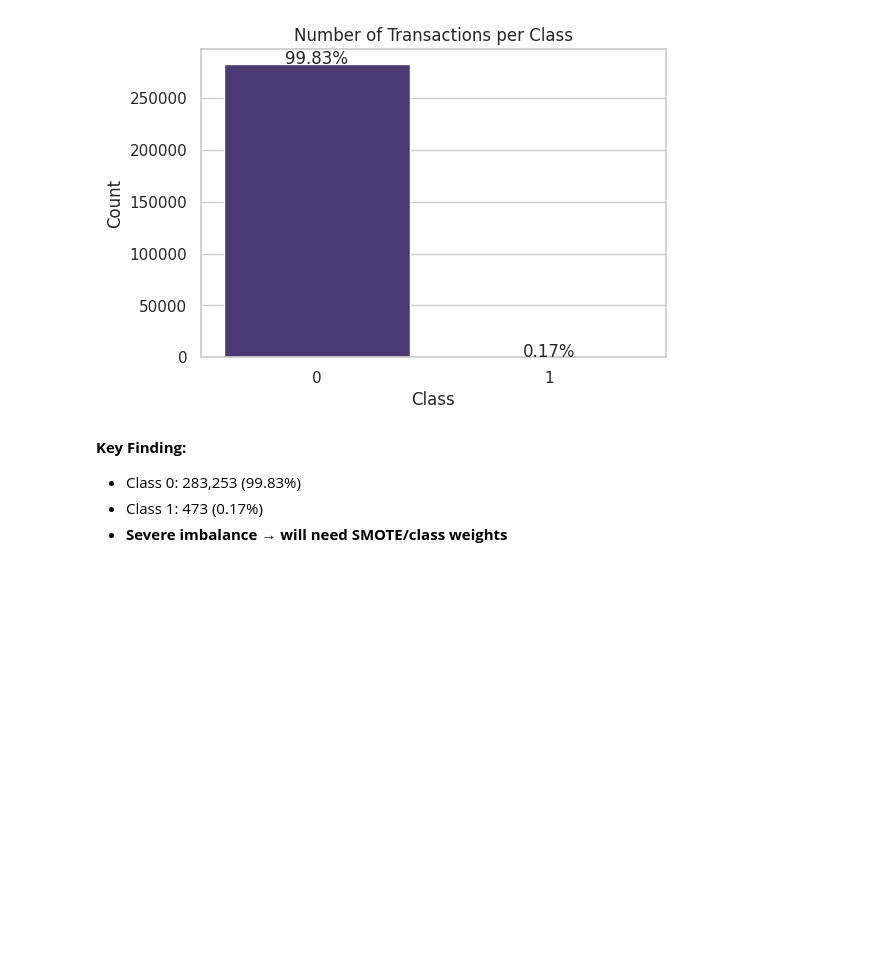
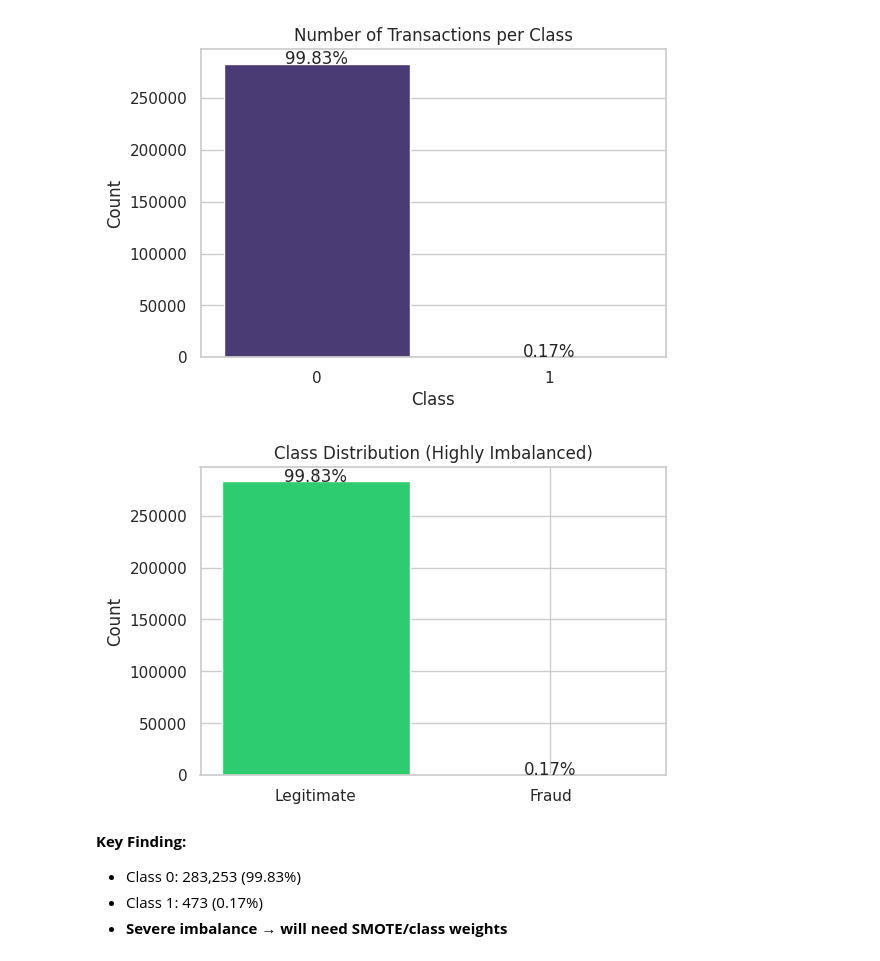
Before and after one commit to renteria-luis/fraud-detection-v1, a Jupyter notebook: notebooks/01_eda.ipynb, the cells around one changed output. Cells and saved outputs as stored; diff of their text form; code cells hidden in the pictures; blank space fills up the shorter version.

```diff
--- a/notebooks/01_eda.ipynb
+++ b/notebooks/01_eda.ipynb
@@ -142,6 +144,25 @@ for i, row in summary.iterrows():
 plt.show()
 # %% [output]
 [figure]
+# %%
+fig, ax = plt.subplots(figsize=(6,4))
+
+class_counts = df['Class'].value_counts()
+class_counts = class_counts.reindex([0,1])
+
+ax.bar(['Legitimate', 'Fraud'], class_counts.values, color=['#2ecc71', '#e74c3c'])
+ax.set_ylabel('Count')
+ax.set_title('Class Distribution (Highly Imbalanced)')
+
+for i, count in enumerate(class_counts.values):
+    pct = 100 * count / class_counts.values.sum()
+    ax.text(i, count + 100, f"{pct:.2f}%", ha='center')
+
+plt.savefig(ASSETS_DIR / 'class_distribution.png', dpi=100, bbox_inches='tight')
+plt.show()
+plt.close()
+# %% [output]
+[figure, added]
 # %% [markdown]
 **Key Finding:**
 - Class 0: 283,253 (99.83%)
```
Also changed, not shown: parts of 3 cells of this notebook, 3 other files.
